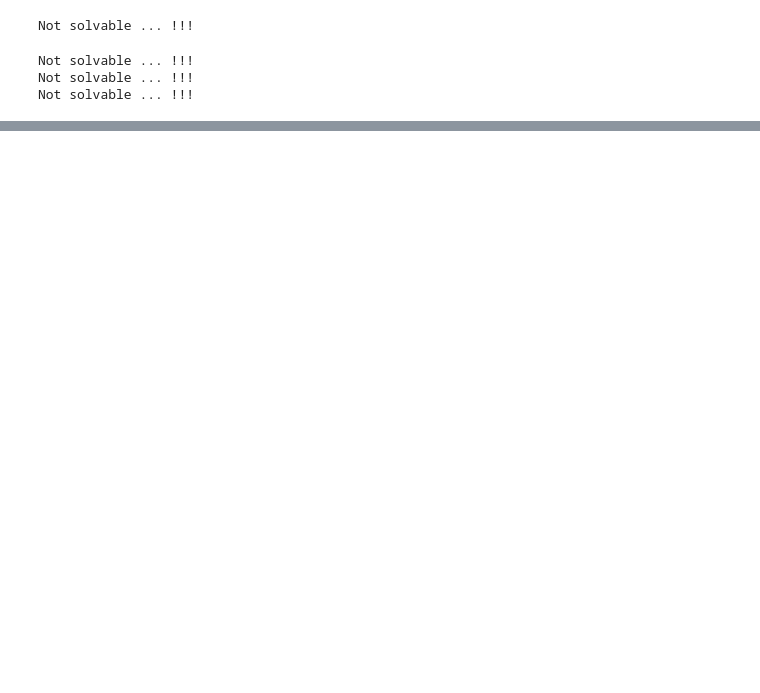
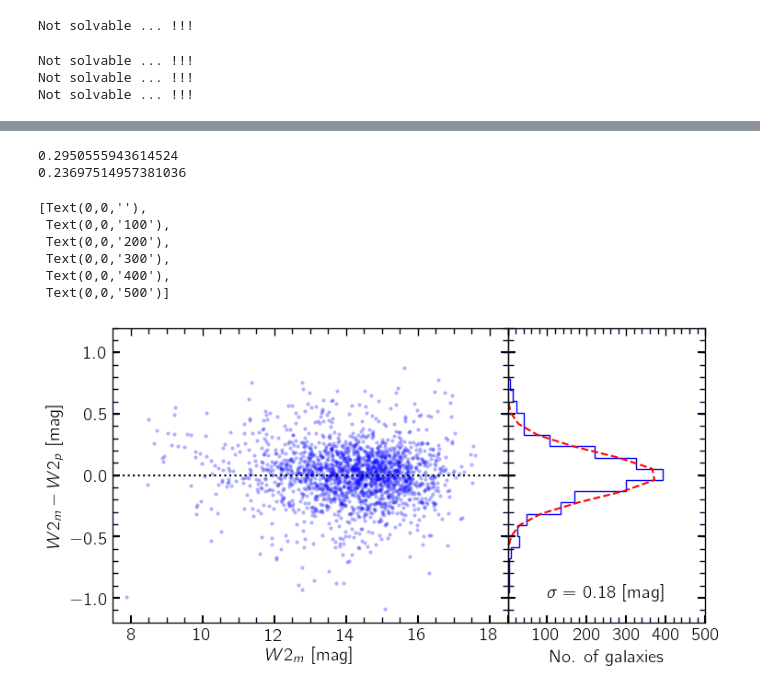
Before and after one commit to ekourkchi/TFcalibrators, a Jupyter notebook: Untitled.ipynb, the cells around one changed output, grey strips where cells are left out. Cells and saved outputs as stored; diff of their text form; code cells hidden in the pictures; blank space fills up the shorter version.

```diff
--- a/Untitled.ipynb
+++ b/Untitled.ipynb
@@ -524,0 +511,59 @@ print np.sqrt(np.median((W2_lst-w2p_lst)**2))
+# %%
+fig = py.figure(figsize=(7, 4), dpi=100)
+fig.subplots_adjust(wspace=0, top=0.92, bottom=0.12, left=0.06, right=0.98)
+gs = gridspec.GridSpec(1, 2, width_ratios=[1,0.5])
+
+ax = plt.subplot(gs[0])
+ax_ = plt.subplot(gs[1])
+# ax.plot(W2_lst0, W2_lst0-w2p_lst0, 'r.', alpha=0.2)
+ax.plot(W2_lst, W2_lst-w2p_lst, 'bo', alpha=0.3, fillstyle='full', markersize=3, markeredgewidth=0)
+
+
+ax.set_xlabel(r'$W2_m$'+' [mag]', fontsize=14)
+ax.set_ylabel(r'$W2_m-W2_p$'+' [mag]', fontsize=14)
+ax.plot([7.5,18.5],[0,0], 'k:')
+set_axes([ax], [7.5,18.5], [-1.2,1.2])
+
+rms0 = np.sqrt(np.mean((W2_lst0-w2p_lst0)**2))
+rms  = np.sqrt(np.mean((W2_lst-w2p_lst)**2))
+
+# W2_lst_ = np.concatenate((W2_lst0,W2_lst))
+# w2p_lst_ = np.concatenate((w2p_lst0,w2p_lst))
+
+
+
+print rms0
+print rms
+
+
+n, bins, patches = ax_.hist(W2_lst-w2p_lst, bins=30, orientation="horizontal",histtype='step', color='b')
+set_axes([ax_], [0,500], [-1.2,1.2])
+plt.setp(ax_.get_yticklabels(), visible=False)
+
+import matplotlib.mlab as mlab
+XX = W2_lst-w2p_lst
+XX = XX[np.where(np.abs(XX)<0.5)]
+mu = 0
+sigma = np.std(XX)
+# add a 'best fit' line
+y = mlab.normpdf(bins, mu, sigma)
+d_bin = bins[1]-bins[0]
+ax_.plot(1.0*(np.sum(n)*d_bin)*y, bins, 'r--')
+
+ax_.text(100,-1, r'$\sigma =$'+' %.2f'%sigma+' [mag]', fontsize=14, color='k')
+ax_.set_xlabel('No. of galaxies', fontsize=14)
+a=ax_.get_xticks().tolist()
+a[0] = ''
+for i in range(1,len(a)):
+    a[i]="%d"%a[i]
+ax_.set_xticklabels(a)
+# %% [output]
+0.2950555943614524
+0.23697514957381036
+[Text(0,0,''),
+ Text(0,0,'100'),
+ Text(0,0,'200'),
+ Text(0,0,'300'),
+ Text(0,0,'400'),
+ Text(0,0,'500')]
+[figure, added]
```
Also changed, not shown: parts of 6 cells of this notebook, 5 other files.
